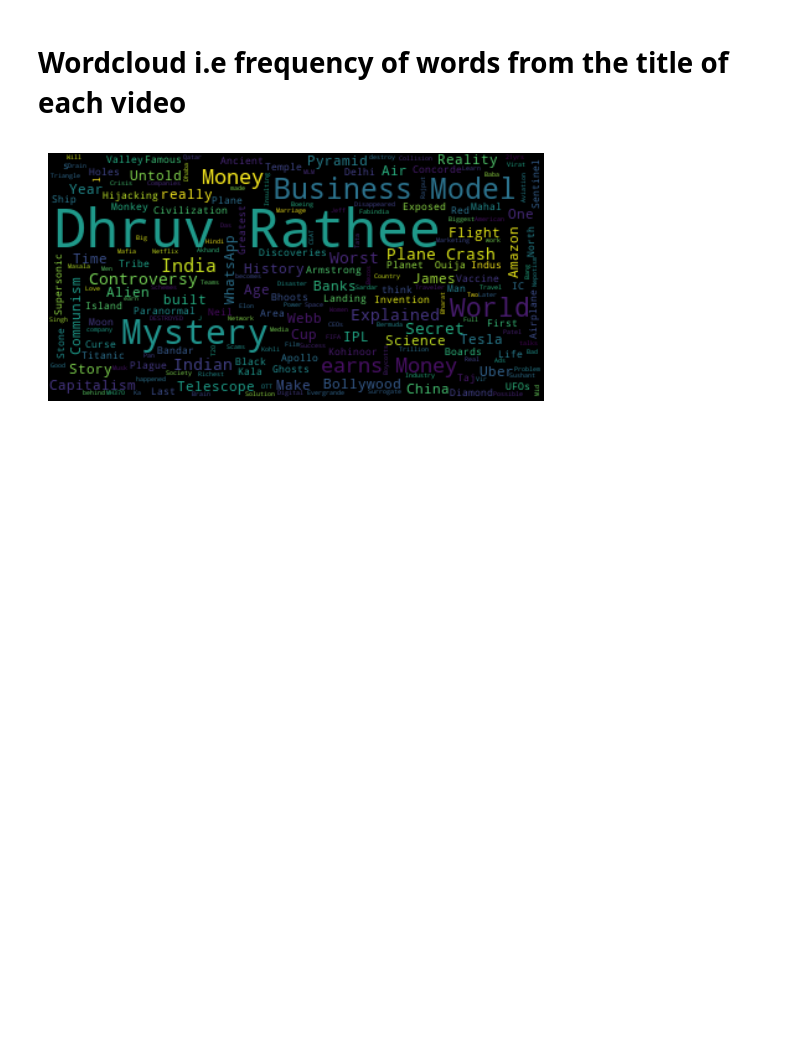
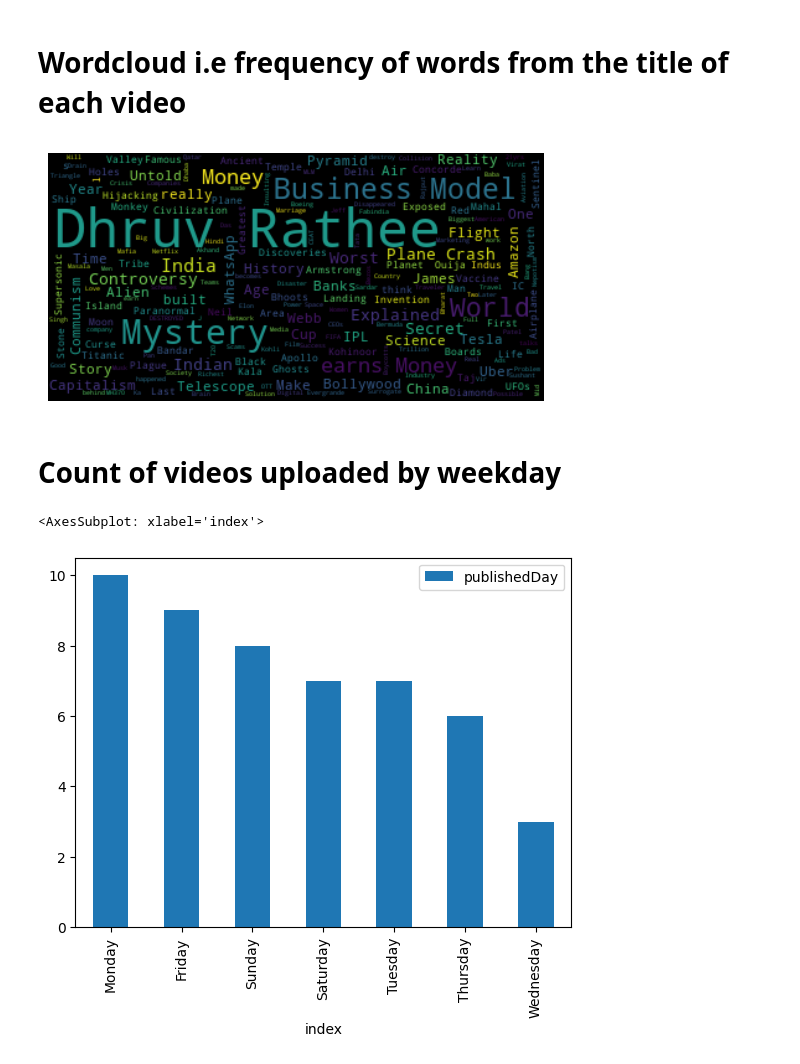
Before and after one commit to Vishal-rkavk/youtube_channel_dhruvrathee_analysis, a Jupyter notebook: analysing_dhruverathee_channel.ipynb, the cells around one changed output. Drawn from its saved outputs; the diff is of its cells as text; code cells hidden in the pictures; blank space fills up the shorter version.

```diff
--- a/analysing_dhruverathee_channel.ipynb
+++ b/analysing_dhruverathee_channel.ipynb
@@ -254,3 +254,13 @@ plt.axis("off")
 plt.show()
 # %% [output]
 [figure]
+# %% [markdown]
+# Count of videos uploaded by weekday
+# %%
+df_temp = pd.DataFrame(df['publishedDay'].value_counts())
+weekdays = ['Monday','Tuesday','Wednesday','Thursday','Friday','Saturday','Sunday']
+# df_temp = df_temp.reindex(weekdays)
+df_temp.reset_index().plot.bar(x='index',y='publishedDay')
+# %% [output]
+<AxesSubplot: xlabel='index'>
+[figure, added]
```
Also changed, not shown: 1 other file.
